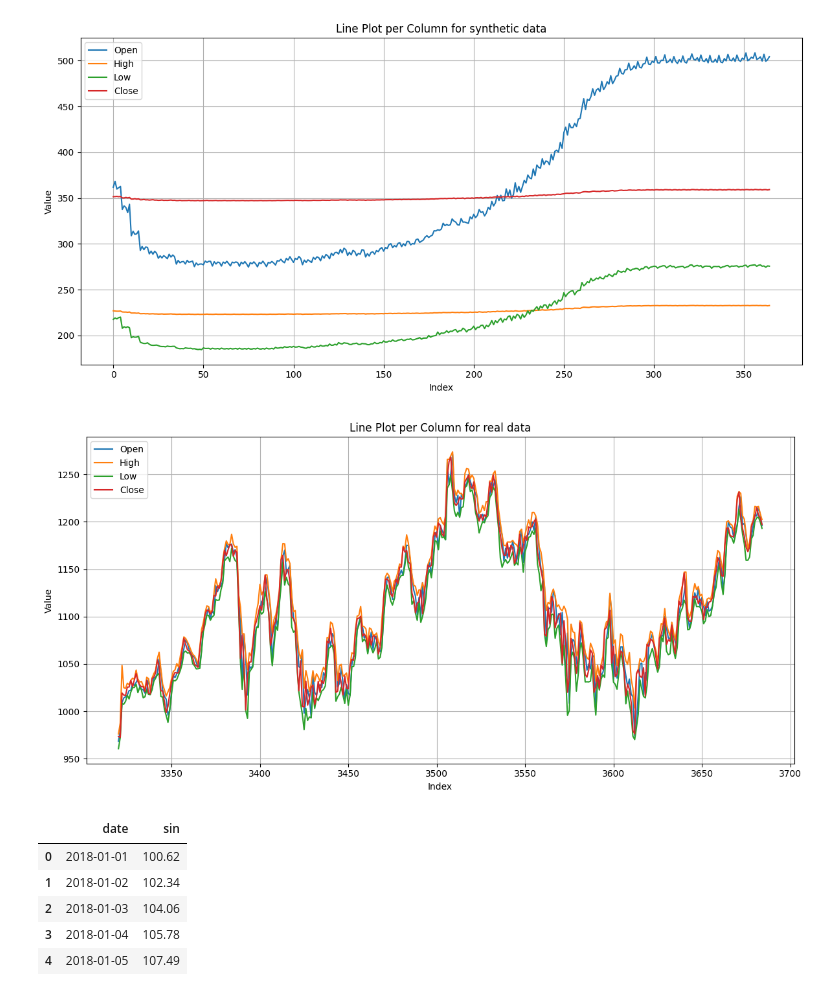
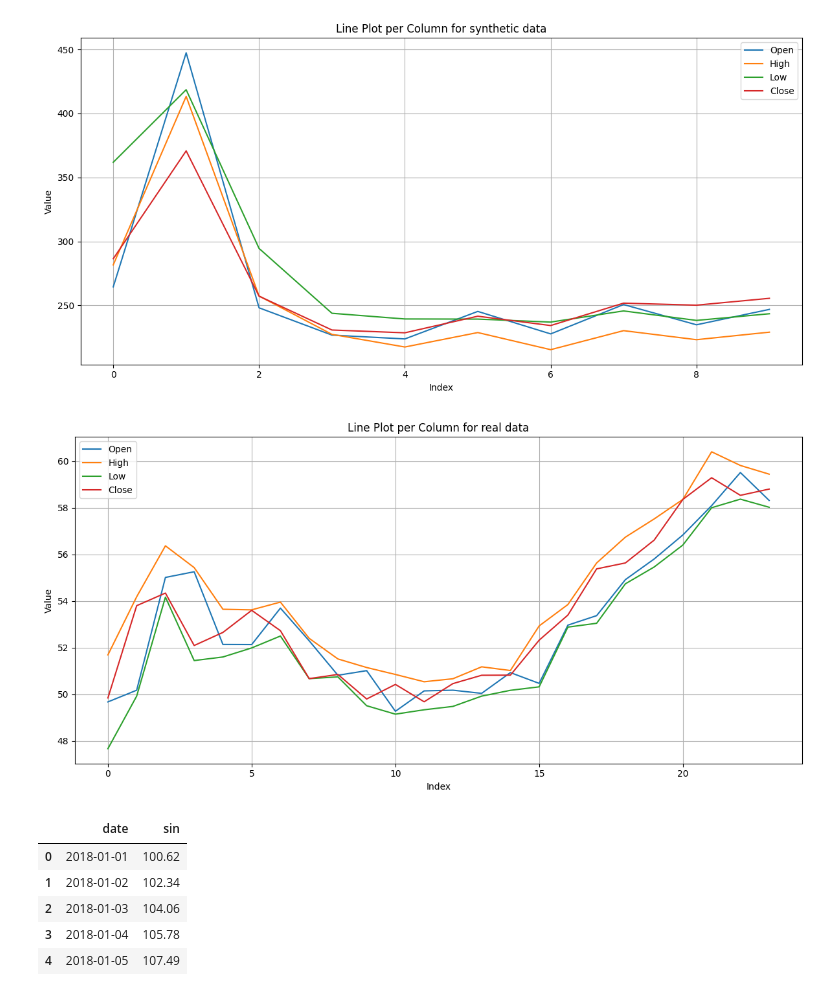
Before and after one commit to minhanh151/Image_TimeSeries_Generation, a Jupyter notebook: Time-Gen-AI/visualize_example.ipynb, the cells around one changed output. Saved outputs shown, nothing was run; the diff lists cells and outputs as text; code cells hidden in the pictures.

```diff
--- a/Time-Gen-AI/visualize_example.ipynb
+++ b/Time-Gen-AI/visualize_example.ipynb
@@ -1,7 +1,7 @@
 # %%
 import pandas as pd
 import matplotlib.pyplot as plt
-max_rows = 365  # limit number of rows
+max_rows = 10  # limit number of rows
 exclude_columns = ['example_id', 'Volume', 'Adj_Close']
 
 # Load CSV file
@@ -10,8 +10,8 @@ csv_file = 'data/data.csv'  # replace with your actual file name
 df = pd.read_csv(csv_file)
 
 # Limit rows
-# df = df.head(max_rows)
-df = df[:365]
+df = df.head(max_rows)
+# df = df[:]
 
 # Plot each column as a line
 plt.figure(figsize=(12, 6))
@@ -28,37 +28,37 @@ plt.grid(True)
 plt.tight_layout()
 plt.show()
 # %% [output]
-[figure, old version]
+[figure, new version]
 # %%
 import pandas as pd
 import matplotlib.pyplot as plt
-max_rows = 365  # limit number of rows
+max_rows = 24  # limit number of rows
 exclude_columns = ['sample_id', 'Volume', 'Adj_Close']
 
 # Load CSV file
 csv_file = 'data/stock_data.csv'  # replace with your actual file name
 # csv_file = 'data/data.csv'  # replace with your actual file name
 df = pd.read_csv(csv_file)
 
 # Limit rows
-df = df.tail(max_rows)
+df = df.head(max_rows)
 
 # Plot each column as a line
 plt.figure(figsize=(12, 6))
 for column in df.columns:
    if column not in exclude_columns:
        plt.plot(df.index, df[column], label=column)
 
 # plt.yscale('log')  # Set Y-axis to logarithmic
 plt.title('Line Plot per Column for real data')
 plt.xlabel('Index')
 plt.ylabel('Value')
 plt.legend()
 plt.grid(True)
 plt.tight_layout()
 plt.show()
 # %% [output]
-[figure, old version]
+[figure, new version]
 # %%
 # Load and preview dataset
 import datetime
```
Also changed, not shown: 9 other files.
